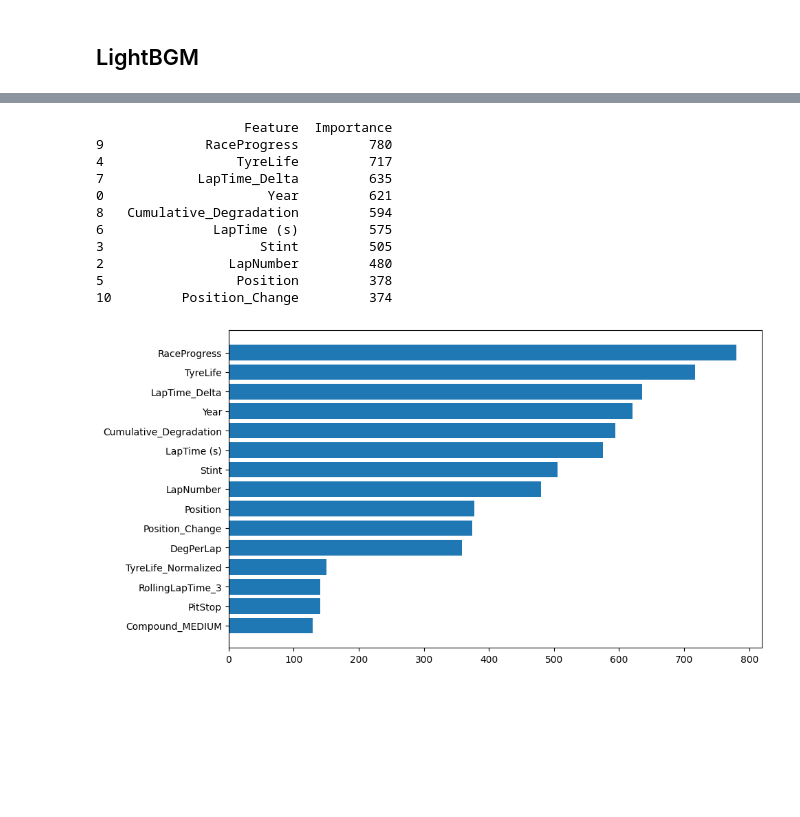
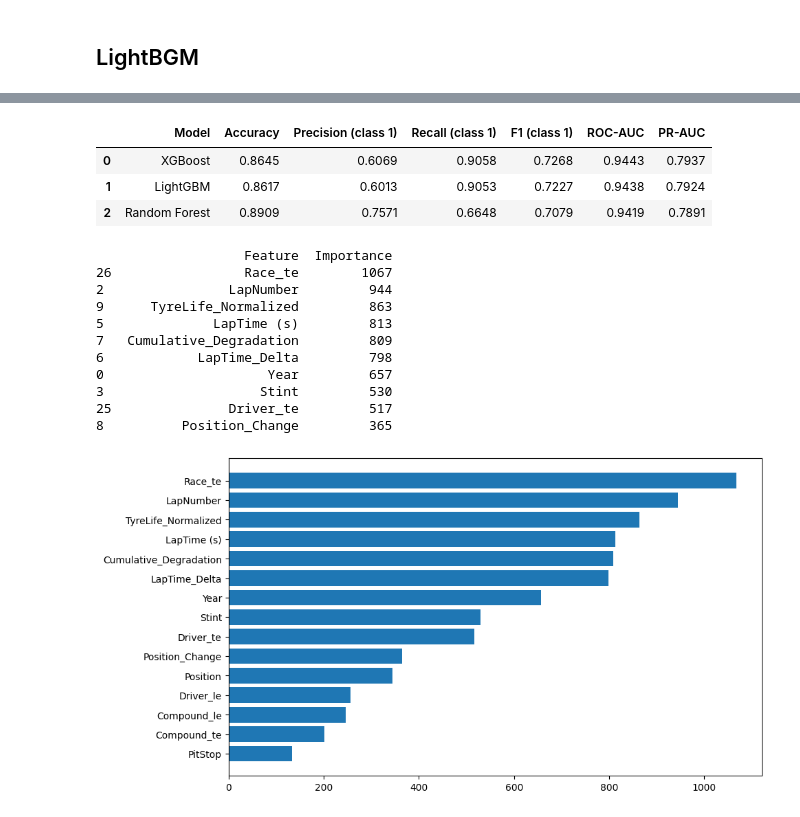
Before and after one commit to ethan-yong/F1-pitstop-prediction, a Jupyter notebook: analysis.ipynb, the cells around one changed output, grey strips where cells are left out. Saved outputs shown, nothing was run; the diff lists cells and outputs as text; code cells hidden in the pictures; blank space fills up the shorter version.

```diff
--- a/analysis.ipynb
+++ b/analysis.ipynb
@@ -583,6 +1007,37 @@ ROC-AUC Score: 0.9439334835459454
+# %%
+metric_cols = [
+    "Accuracy",
+    "Precision (class 1)",
+    "Recall (class 1)",
+    "F1 (class 1)",
+    "ROC-AUC",
+    "PR-AUC",
+]
+
+model_comparison = pd.DataFrame(model_results)
+
+for col in metric_cols:
+    model_comparison[col] = pd.to_numeric(model_comparison[col], errors="coerce")
+
+model_comparison = (
+    model_comparison.sort_values("F1 (class 1)", ascending=False).reset_index(drop=True)
+)
+
+model_comparison_display = model_comparison.copy()
+for col in metric_cols:
+    model_comparison_display[col] = model_comparison_display[col].map(
+        lambda x: f"{x:.4f}"
+    )
+
+model_comparison_display
+# %% [output]
+|  | Model | Accuracy | Precision (class 1) | Recall (class 1) | F1 (class 1) | ROC-AUC | PR-AUC |
+| 0 | XGBoost | 0.8645 | 0.6069 | 0.9058 | 0.7268 | 0.9443 | 0.7937 |
+| 1 | LightGBM | 0.8617 | 0.6013 | 0.9053 | 0.7227 | 0.9438 | 0.7924 |
+| 2 | Random Forest | 0.8909 | 0.7571 | 0.6648 | 0.7079 | 0.9419 | 0.7891 |
 # %%
 importance = model.feature_importances_
-features = X.columns
+features = X_train.columns
 
 feat_imp = pd.DataFrame({
     'Feature': features,
@@ -597,14 +1052,14 @@ plt.gca().invert_yaxis()
 plt.show()
 # %% [output]
                    Feature  Importance
-9             RaceProgress         780
-4                 TyreLife         717
-7            LapTime_Delta         635
-0                     Year         621
-8   Cumulative_Degradation         594
-6              LapTime (s)         575
-3                    Stint         505
-2                LapNumber         480
-5                 Position         378
-10         Position_Change         374
+26                 Race_te        1067
+2                LapNumber         944
+9      TyreLife_Normalized         863
+5              LapTime (s)         813
+7   Cumulative_Degradation         809
+6            LapTime_Delta         798
+0                     Year         657
+3                    Stint         530
+25               Driver_te         517
+8          Position_Change         365
-[figure, old version]
+[figure, new version]
```
Also changed, not shown: parts of 17 cells of this notebook, 13 other files.
